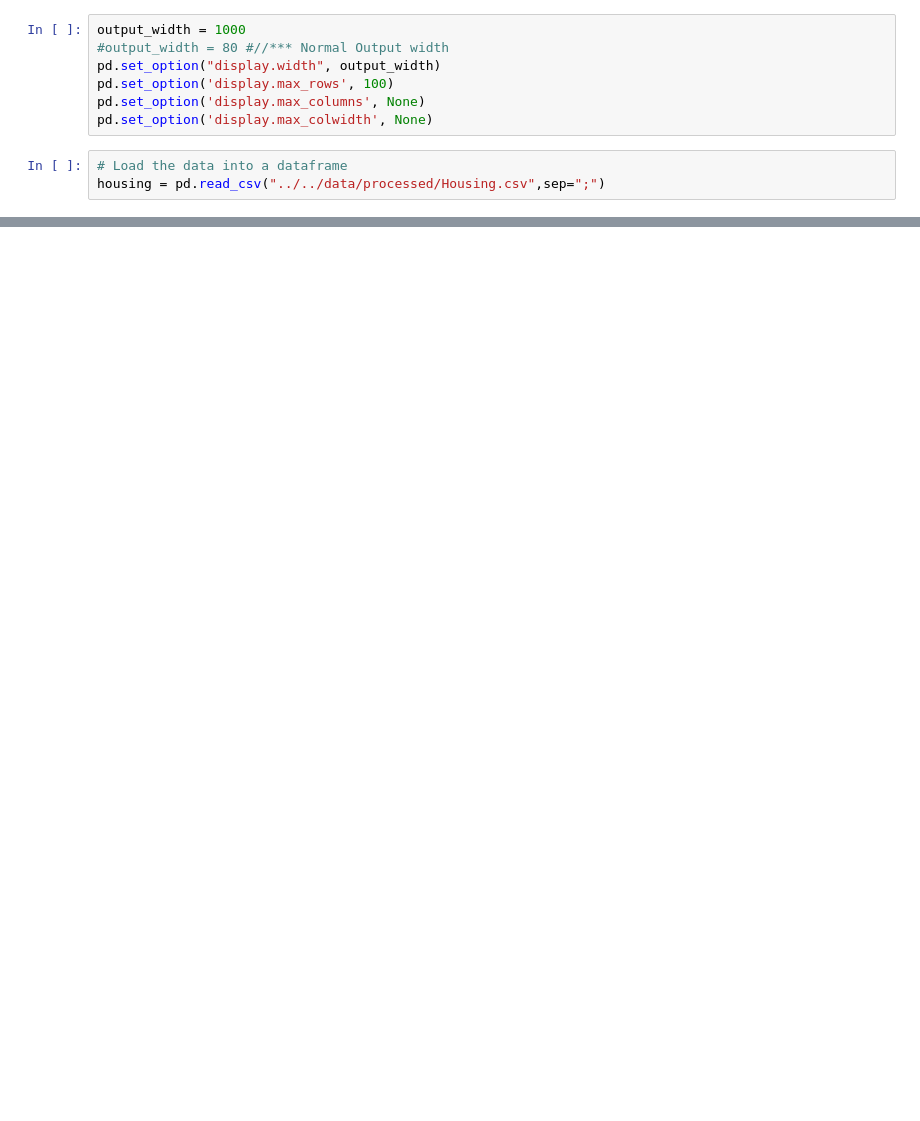
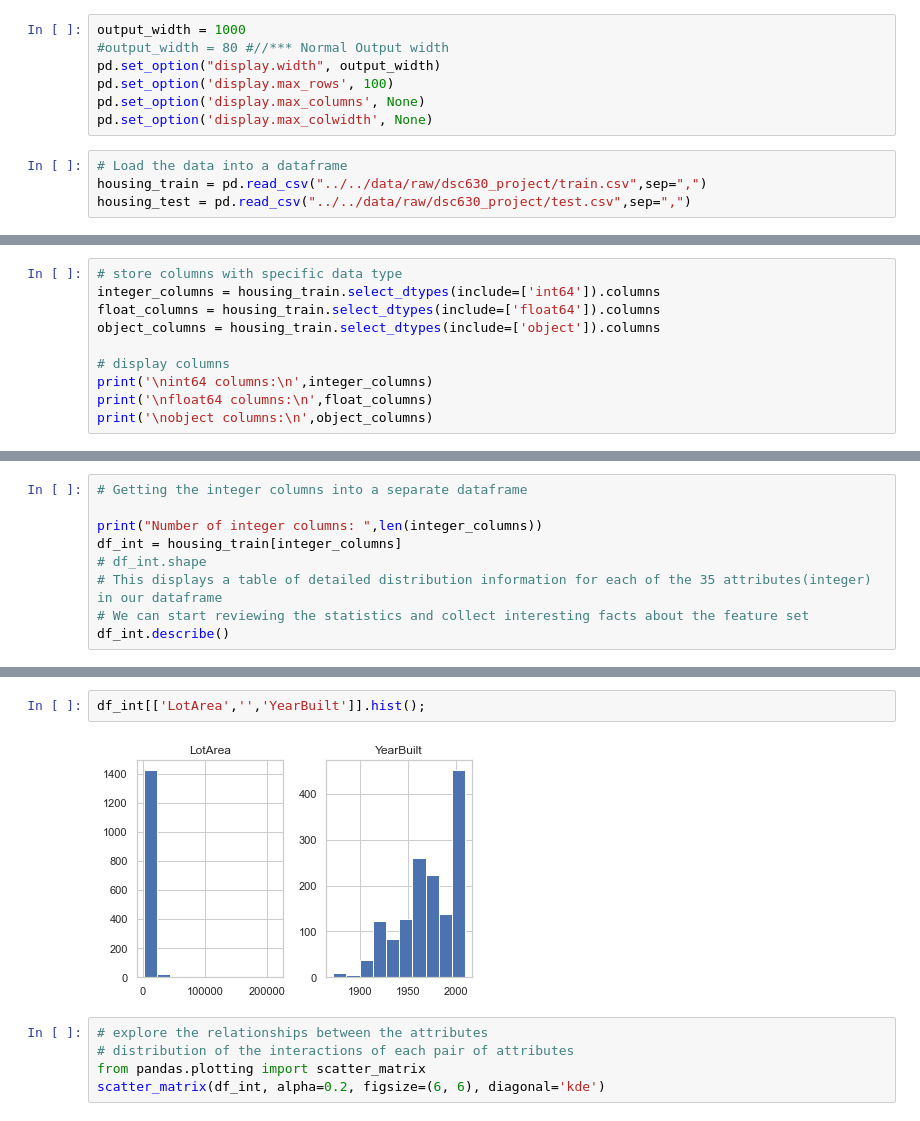
Before and after one commit to samantoz/bu_dsc, a Jupyter notebook: notebooks/DSC630/project_v1.ipynb, the cells around one changed output, grey strips where cells are left out. Drawn from its saved outputs; the diff is of its cells as text; blank space fills up the shorter version.

```diff
--- a/notebooks/DSC630/project_v1.ipynb
+++ b/notebooks/DSC630/project_v1.ipynb
@@ -10,4 +16,5 @@ pd.set_option('display.max_columns', None)
 pd.set_option('display.max_colwidth', None)
 # %%
 # Load the data into a dataframe
-housing = pd.read_csv("../../data/processed/Housing.csv",sep=";")
+housing_train = pd.read_csv("../../data/raw/dsc630_project/train.csv",sep=",")
+housing_test = pd.read_csv("../../data/raw/dsc630_project/test.csv",sep=",")
@@ -13,0 +67,10 @@ housing = pd.read_csv("../../data/processed/Housing.csv",sep=";")
+# %%
+# store columns with specific data type
+integer_columns = housing_train.select_dtypes(include=['int64']).columns
+float_columns = housing_train.select_dtypes(include=['float64']).columns
+object_columns = housing_train.select_dtypes(include=['object']).columns
+
+# display columns
+print('\nint64 columns:\n',integer_columns)
+print('\nfloat64 columns:\n',float_columns)
+print('\nobject columns:\n',object_columns)
@@ -13,0 +86,9 @@ housing = pd.read_csv("../../data/processed/Housing.csv",sep=";")
+# %%
+# Getting the integer columns into a separate dataframe
+
+print("Number of integer columns: ",len(integer_columns))
+df_int = housing_train[integer_columns]
+# df_int.shape
+# This displays a table of detailed distribution information for each of the 35 attributes(integer) in our dataframe
+# We can start reviewing the statistics and collect interesting facts about the feature set
+df_int.describe()
@@ -13,0 +106,9 @@ housing = pd.read_csv("../../data/processed/Housing.csv",sep=";")
+# %%
+df_int[['LotArea','','YearBuilt']].hist();
+# %% [output]
+[figure, added]
+# %%
+# explore the relationships between the attributes
+# distribution of the interactions of each pair of attributes
+from pandas.plotting import scatter_matrix
+scatter_matrix(df_int, alpha=0.2, figsize=(6, 6), diagonal='kde')
```
Also changed, not shown: parts of 34 cells of this notebook.
